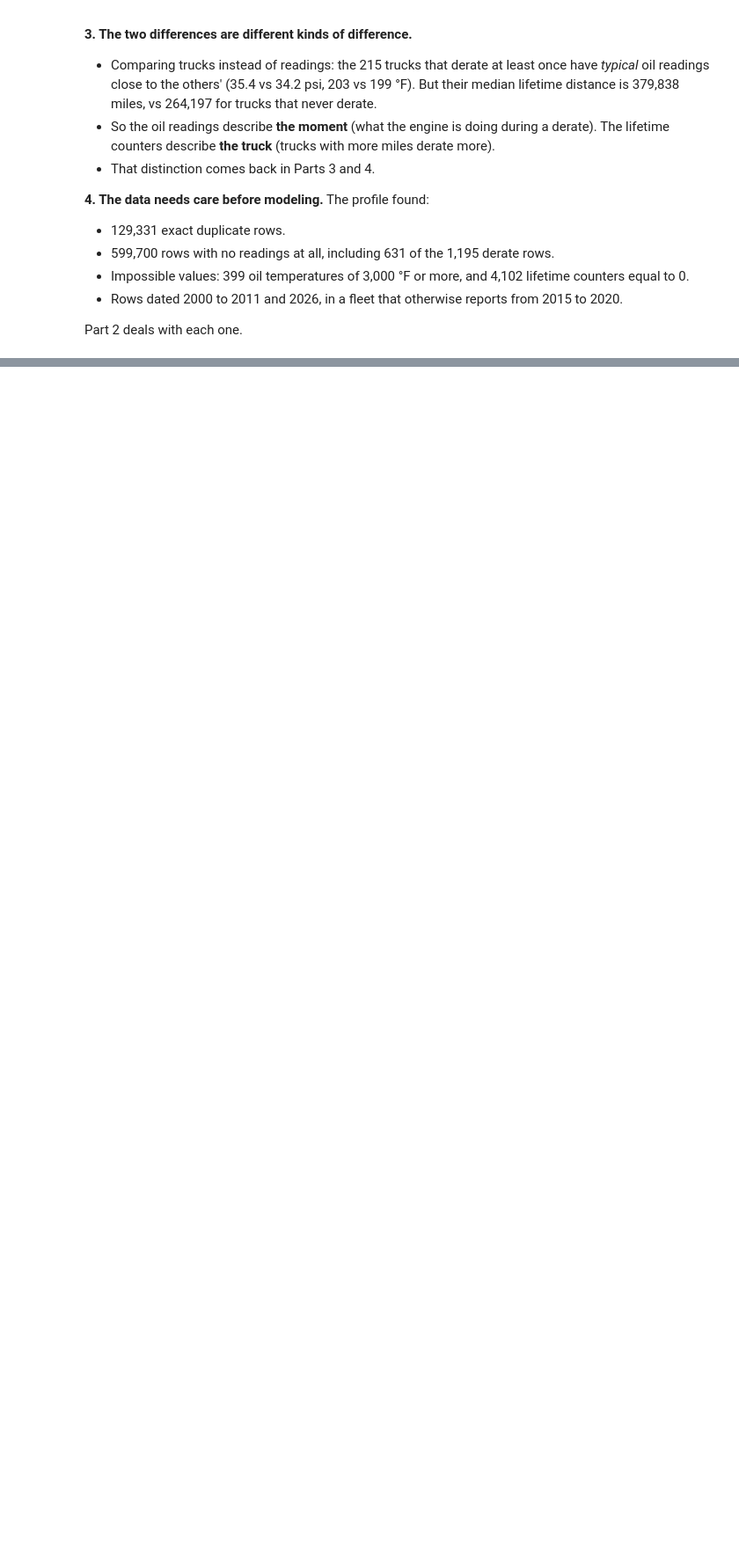
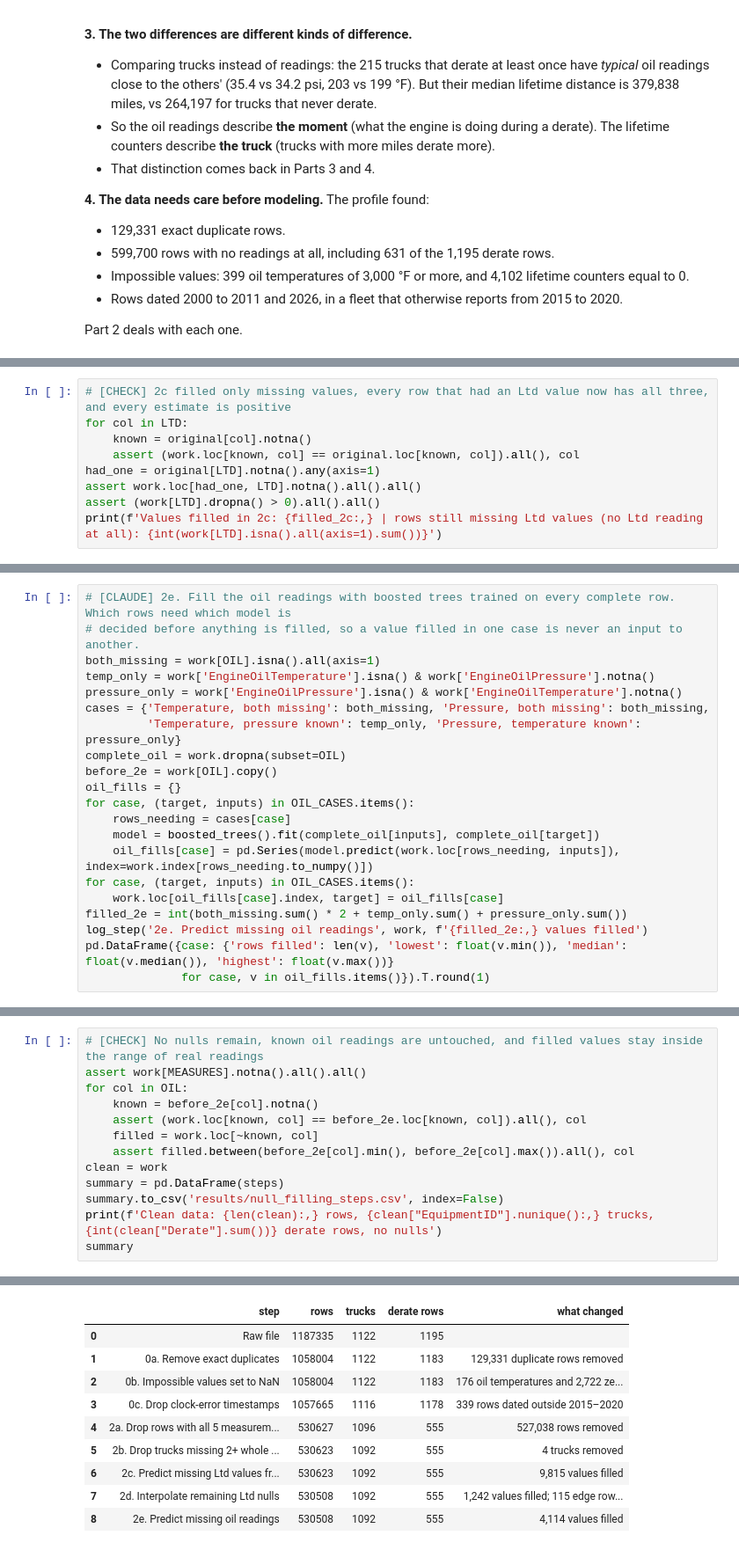
Before and after one commit to AI-for-Analytics-4/Big_NSS, a Jupyter notebook: submissions/juan_zavala/derate_prediction.ipynb, the cells around one changed output, grey strips where cells are left out. Shown at 88% size. Cells and saved outputs as stored; diff of their text form; blank space fills up the shorter version.

```diff
--- a/submissions/juan_zavala/derate_prediction.ipynb
+++ b/submissions/juan_zavala/derate_prediction.ipynb
@@ -219,0 +500,9 @@ Part 2 deals with each one.
+# %%
+# [CHECK] 2c filled only missing values, every row that had an Ltd value now has all three, and every estimate is positive
+for col in LTD:
+    known = original[col].notna()
+    assert (work.loc[known, col] == original.loc[known, col]).all(), col
+had_one = original[LTD].notna().any(axis=1)
+assert work.loc[had_one, LTD].notna().all().all()
+assert (work[LTD].dropna() > 0).all().all()
+print(f'Values filled in 2c: {filled_2c:,} | rows still missing Ltd values (no Ltd reading at all): {int(work[LTD].isna().all(axis=1).sum())}')
@@ -219,0 +579,21 @@ Part 2 deals with each one.
+# %%
+# [CLAUDE] 2e. Fill the oil readings with boosted trees trained on every complete row. Which rows need which model is
+# decided before anything is filled, so a value filled in one case is never an input to another.
+both_missing = work[OIL].isna().all(axis=1)
+temp_only = work['EngineOilTemperature'].isna() & work['EngineOilPressure'].notna()
+pressure_only = work['EngineOilPressure'].isna() & work['EngineOilTemperature'].notna()
+cases = {'Temperature, both missing': both_missing, 'Pressure, both missing': both_missing,
+         'Temperature, pressure known': temp_only, 'Pressure, temperature known': pressure_only}
+complete_oil = work.dropna(subset=OIL)
+before_2e = work[OIL].copy()
+oil_fills = {}
+for case, (target, inputs) in OIL_CASES.items():
+    rows_needing = cases[case]
+    model = boosted_trees().fit(complete_oil[inputs], complete_oil[target])
+    oil_fills[case] = pd.Series(model.predict(work.loc[rows_needing, inputs]), index=work.index[rows_needing.to_numpy()])
+for case, (target, inputs) in OIL_CASES.items():
+    work.loc[oil_fills[case].index, target] = oil_fills[case]
+filled_2e = int(both_missing.sum() * 2 + temp_only.sum() + pressure_only.sum())
+log_step('2e. Predict missing oil readings', work, f'{filled_2e:,} values filled')
+pd.DataFrame({case: {'rows filled': len(v), 'lowest': float(v.min()), 'median': float(v.median()), 'highest': float(v.max())}
+              for case, v in oil_fills.items()}).T.round(1)
@@ -219,0 +606,14 @@ Part 2 deals with each one.
+# %%
+# [CHECK] No nulls remain, known oil readings are untouched, and filled values stay inside the range of real readings
+assert work[MEASURES].notna().all().all()
+for col in OIL:
+    known = before_2e[col].notna()
+    assert (work.loc[known, col] == before_2e.loc[known, col]).all(), col
+    filled = work.loc[~known, col]
+    assert filled.between(before_2e[col].min(), before_2e[col].max()).all(), col
+clean = work
+summary = pd.DataFrame(steps)
+summary.to_csv('results/null_filling_steps.csv', index=False)
+print(f'Clean data: {len(clean):,} rows, {clean["EquipmentID"].nunique():,} trucks, {int(clean["Derate"].sum())} derate rows, no nulls')
+summary
+# %% [output]
@@ -219,0 +621,10 @@ Part 2 deals with each one.
+|  | step | rows | trucks | derate rows | what changed |
+| 0 | Raw file | 1187335 | 1122 | 1195 |  |
+| 1 | 0a. Remove exact duplicates | 1058004 | 1122 | 1183 | 129,331 duplicate rows removed |
+| 2 | 0b. Impossible values set to NaN | 1058004 | 1122 | 1183 | 176 oil temperatures and 2,722 ze... |
+| 3 | 0c. Drop clock-error timestamps | 1057665 | 1116 | 1178 | 339 rows dated outside 2015–2020 |
+| 4 | 2a. Drop rows with all 5 measurem... | 530627 | 1096 | 555 | 527,038 rows removed |
+| 5 | 2b. Drop trucks missing 2+ whole ... | 530623 | 1092 | 555 | 4 trucks removed |
+| 6 | 2c. Predict missing Ltd values fr... | 530623 | 1092 | 555 | 9,815 values filled |
+| 7 | 2d. Interpolate remaining Ltd nulls | 530508 | 1092 | 555 | 1,242 values filled; 115 edge row... |
+| 8 | 2e. Predict missing oil readings | 530508 | 1092 | 555 | 4,114 values filled |
```
Also changed, not shown: parts of 18 cells of this notebook, 3 other files.
